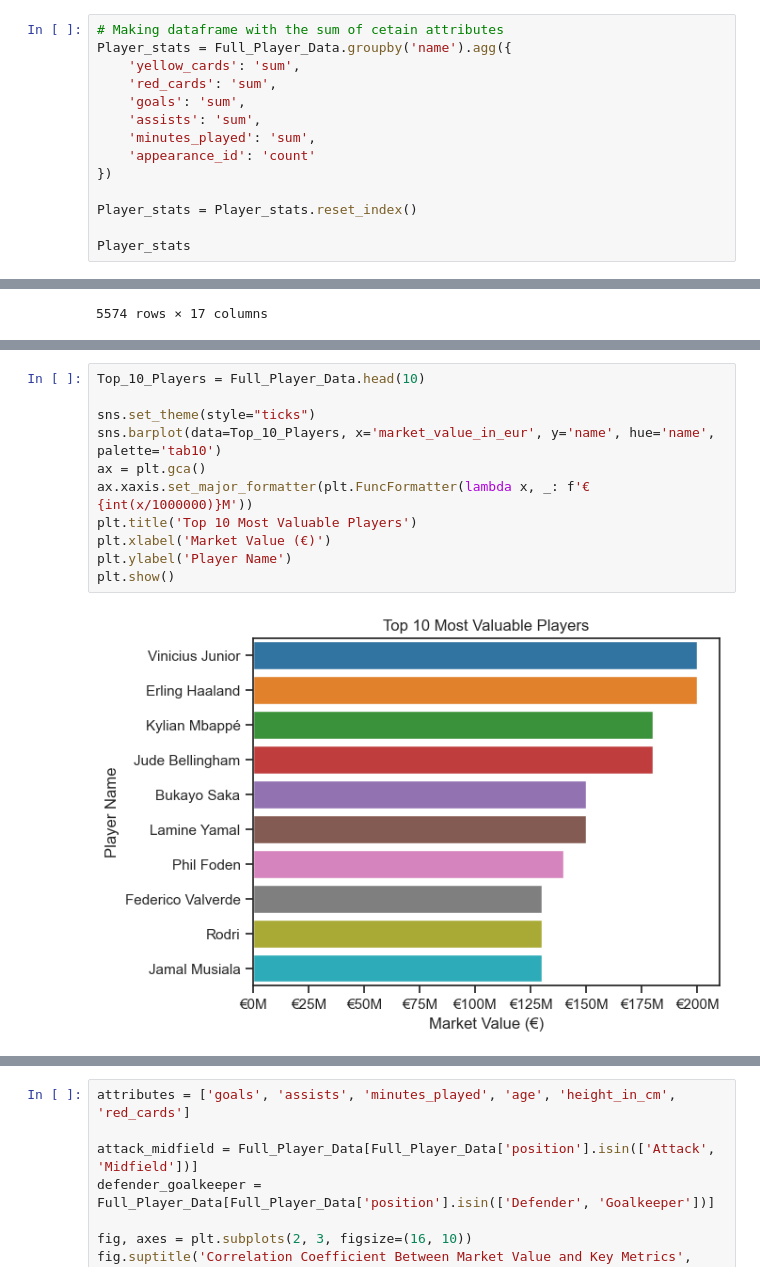
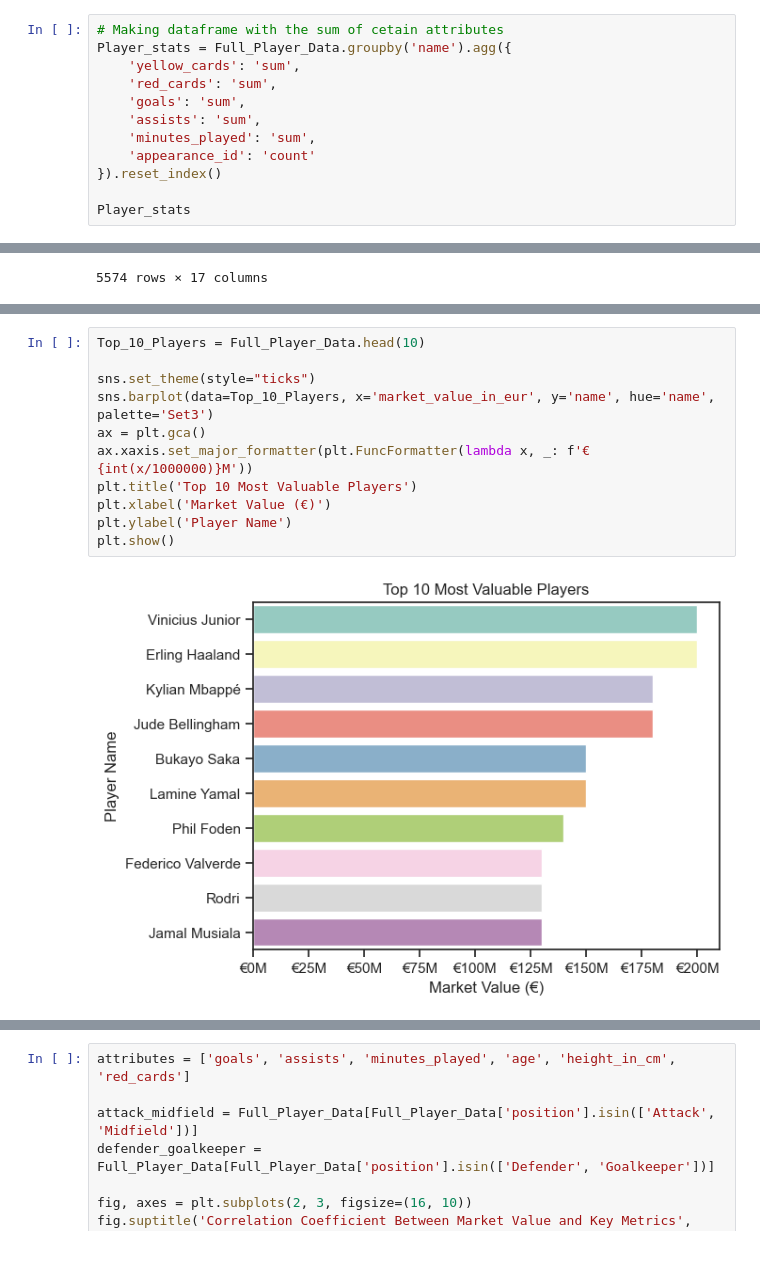
Before and after one commit to LiamMitchell6767/Python_Football_Project, a Jupyter notebook: 2_Market_Value_Analysis.ipynb, the cells around one changed output, grey strips where cells are left out. Saved outputs shown, nothing was run; the diff lists cells and outputs as text.

```diff
--- a/2_Market_Value_Analysis.ipynb
+++ b/2_Market_Value_Analysis.ipynb
@@ -41,9 +41,7 @@ Player_stats = Full_Player_Data.groupby('name').agg({
     'assists': 'sum',
     'minutes_played': 'sum',
     'appearance_id': 'count'
-})
-
-Player_stats = Player_stats.reset_index()
+}).reset_index()
 
 Player_stats
 # %% [output]
@@ -114,14 +103,14 @@ Index(['name', 'country_of_citizenship', 'date_of_birth', 'sub_position',
 # %%
 Top_10_Players = Full_Player_Data.head(10)
 
 sns.set_theme(style="ticks")
-sns.barplot(data=Top_10_Players, x='market_value_in_eur', y='name', hue='name', palette='tab10')
+sns.barplot(data=Top_10_Players, x='market_value_in_eur', y='name', hue='name', palette='Set3')
 ax = plt.gca()
 ax.xaxis.set_major_formatter(plt.FuncFormatter(lambda x, _: f'€{int(x/1000000)}M'))
 plt.title('Top 10 Most Valuable Players')
 plt.xlabel('Market Value (€)')
 plt.ylabel('Player Name')
 plt.show()
 # %% [output]
-[figure, old version]
+[figure, new version]
 # %%
```
Also changed, not shown: parts of 7 cells of this notebook, 3 other files.
